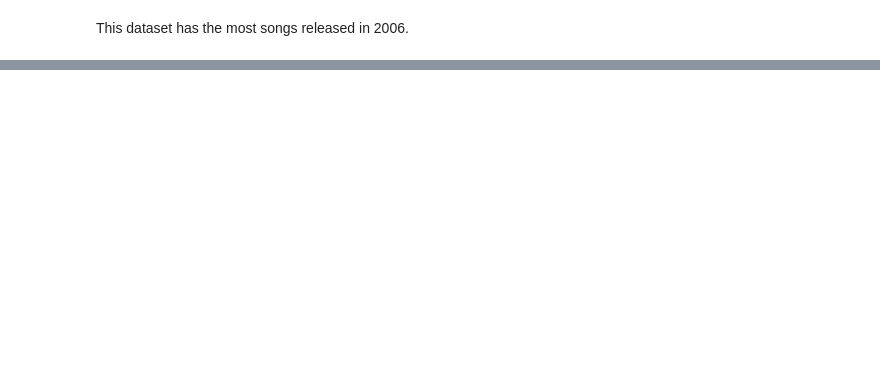
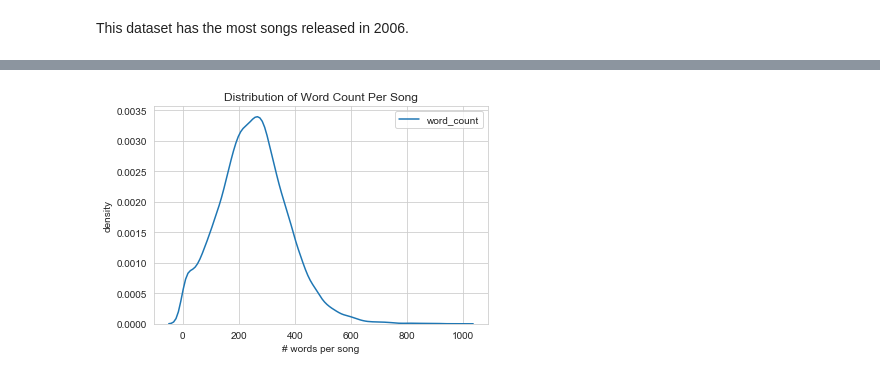
Before and after one commit to topspinj/NLPlyrics, a Jupyter notebook: lyrics-analysis.ipynb, the cells around one changed output, grey strips where cells are left out. Saved outputs shown, nothing was run; the diff lists cells and outputs as text; code cells hidden in the pictures; blank space fills up the shorter version.

```diff
--- a/lyrics-analysis.ipynb
+++ b/lyrics-analysis.ipynb
@@ -99,11 +107,10 @@ hiphop = data[data['genre'] == 'Hip-Hop']
 # %%
+from nltk.stem.snowball import SnowballStemmer
+
 def clean_lyrics(x):
-    custom_stopwords = ["'s", "n't", "'m", "'re", "'ll","'ve","...", "ä±", "''", '``','--', "'d", 'el', 'la']
+    custom_stopwords = ["'s", "n't", "'m", "'re", "'ll","'ve","...", "ä±", "''", '``','--', "'d", 'el', 'la', "let"]
     stopwords = nltk.corpus.stopwords.words('english') + custom_stopwords
     tokens = nltk.word_tokenize(x.lower())
-    tokenized = [t for t in tokens if len(t) > 1 and not t.isnumeric() and t not in stopwords]
+    tokens = [t.strip('-./') for t in tokens]
+    tokenized = [t for t in tokens if len(t) > 2 and t.isalpha() and t not in stopwords]
     return tokenized
-
-hiphop['tokenized_lyrics'] = hiphop['lyrics'].apply(clean_lyrics)
-# %%
-hiphop['word_count'] = hiphop.apply(lambda x: len(hiphop['tokenized_lyrics']), axis=1)
@@ -118,0 +117,14 @@ hiphop.head()
+# %%
+hiphop['tokenized_lyrics'] = hiphop['lyrics'].apply(clean_lyrics)
+hiphop['word_count'] = hiphop['tokenized_lyrics'].apply(len)
+# %%
+# filter out songs that have more than 1000 words
+hiphop_filtered = hiphop[hiphop['word_count'] < 1000]
+
+sns.kdeplot(hiphop_filtered['word_count'])
+plt.xlabel("# words per song")
+plt.ylabel("density")
+plt.title("Distribution of Word Count Per Song")
+plt.show()
+# %% [output]
+[figure, added]
```
Also changed, not shown: parts of 17 cells of this notebook.
